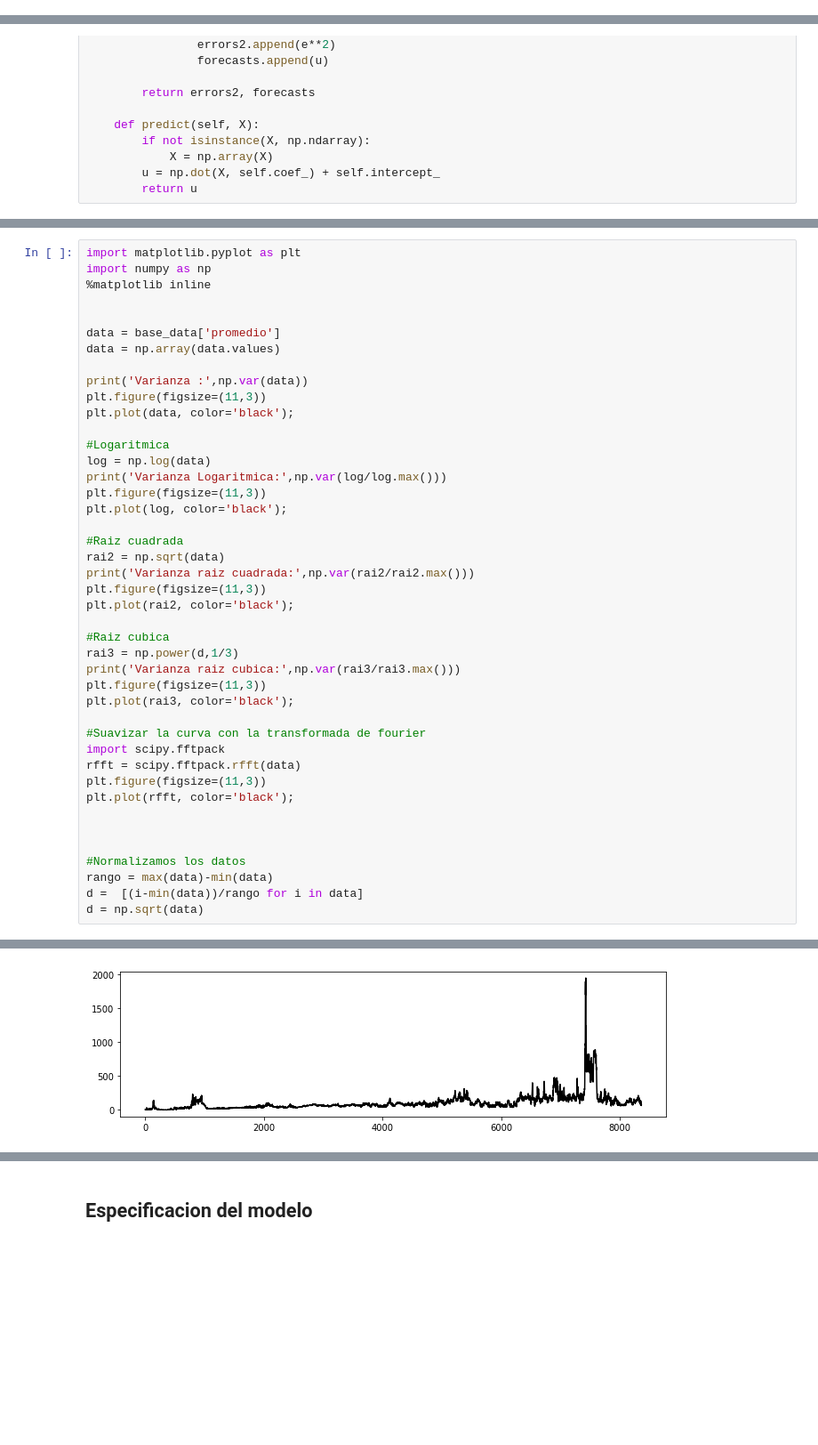
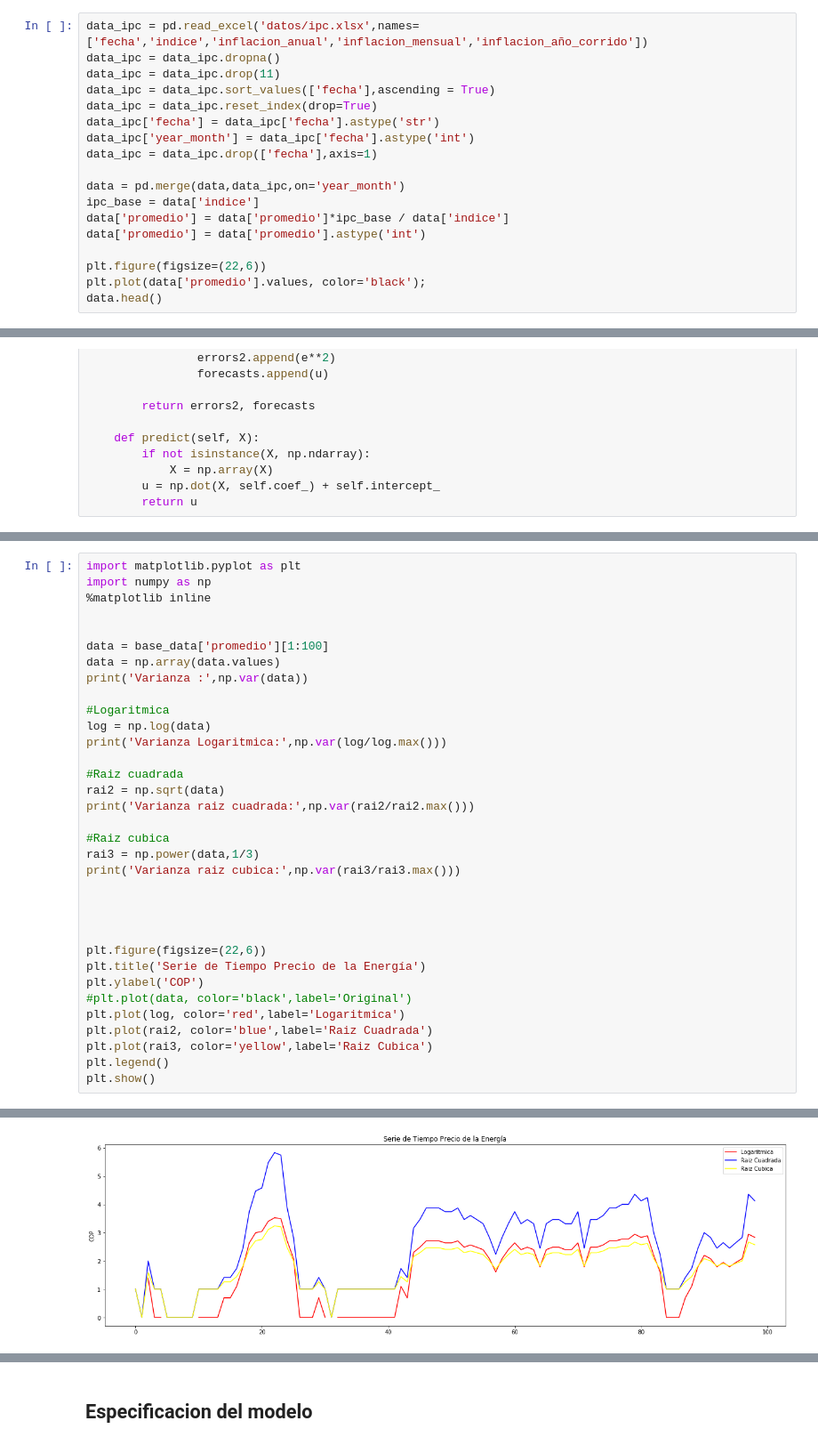
Before and after one commit to ANN-2019-2/evaluacion-Anorpe, a Jupyter notebook: 01-precios.ipynb, the cells around one changed output, grey strips where cells are left out. Shown at 89% size. Cells and saved outputs as stored; diff of their text form; blank space fills up the shorter version.

```diff
--- a/01-precios.ipynb
+++ b/01-precios.ipynb
@@ -112,0 +113,18 @@ data[data['promedio'] == max(data['promedio'])]
+# %%
+data_ipc = pd.read_excel('datos/ipc.xlsx',names=['fecha','indice','inflacion_anual','inflacion_mensual','inflacion_año_corrido'])
+data_ipc = data_ipc.dropna()
+data_ipc = data_ipc.drop(11)
+data_ipc = data_ipc.sort_values(['fecha'],ascending = True)
+data_ipc = data_ipc.reset_index(drop=True)
+data_ipc['fecha'] = data_ipc['fecha'].astype('str')
+data_ipc['year_month'] = data_ipc['fecha'].astype('int')
+data_ipc = data_ipc.drop(['fecha'],axis=1)
+
+data = pd.merge(data,data_ipc,on='year_month')
+ipc_base = data['indice']
+data['promedio'] = data['promedio']*ipc_base / data['indice']
+data['promedio'] = data['promedio'].astype('int')
+
+plt.figure(figsize=(22,6))
+plt.plot(data['promedio'].values, color='black');
+data.head()
@@ -183,41 +233,32 @@ import numpy as np
 %matplotlib inline
 
 
-data = base_data['promedio']
+data = base_data['promedio'][1:100]
 data = np.array(data.values)
-
 print('Varianza :',np.var(data))
-plt.figure(figsize=(11,3))
-plt.plot(data, color='black');
 
 #Logaritmica
 log = np.log(data)
 print('Varianza Logaritmica:',np.var(log/log.max()))
-plt.figure(figsize=(11,3))
-plt.plot(log, color='black');
 
 #Raiz cuadrada
 rai2 = np.sqrt(data)
 print('Varianza raiz cuadrada:',np.var(rai2/rai2.max()))
-plt.figure(figsize=(11,3))
-plt.plot(rai2, color='black');
 
 #Raiz cubica
-rai3 = np.power(d,1/3)
+rai3 = np.power(data,1/3)
 print('Varianza raiz cubica:',np.var(rai3/rai3.max()))
-plt.figure(figsize=(11,3))
-plt.plot(rai3, color='black');
-
-#Suavizar la curva con la transformada de fourier
-import scipy.fftpack
-rfft = scipy.fftpack.rfft(data)
-plt.figure(figsize=(11,3))
-plt.plot(rfft, color='black');
 
 
 
-#Normalizamos los datos
-rango = max(data)-min(data)
-d =  [(i-min(data))/rango for i in data]
-d = np.sqrt(data)
+
+plt.figure(figsize=(22,6))
+plt.title('Serie de Tiempo Precio de la Energía')
+plt.ylabel('COP')
+#plt.plot(data, color='black',label='Original')
+plt.plot(log, color='red',label='Logaritmica')
+plt.plot(rai2, color='blue',label='Raiz Cuadrada')
+plt.plot(rai3, color='yellow',label='Raiz Cubica')
+plt.legend()
+plt.show()
 # %% [output]
@@ -228 +269 @@ Varianza raiz cubica: 0.008231061845863892
-[figure, old version]
+[figure, new version]
```
Also changed, not shown: parts of 13 cells of this notebook, 1 other file.
